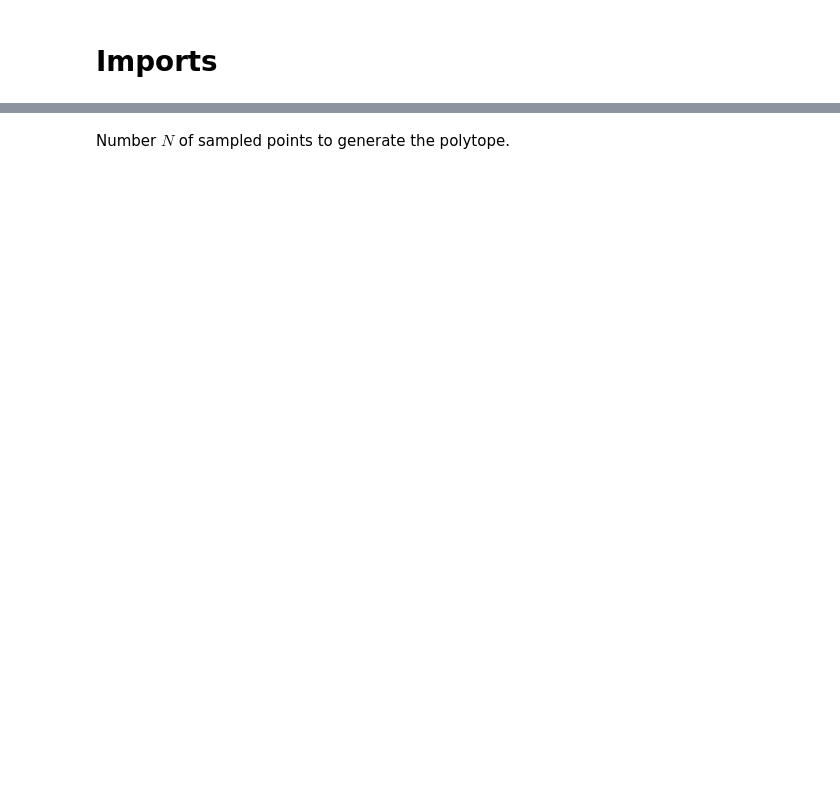
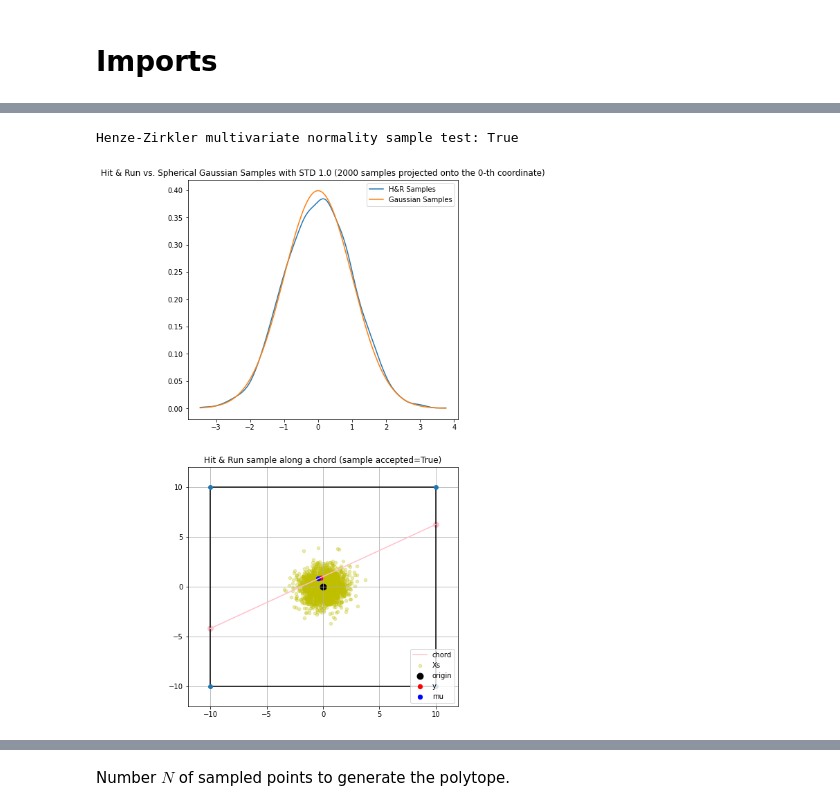
Before and after one commit to IBM/doframework, a Jupyter notebook: notebooks/sampling.ipynb, the cells around one changed output, grey strips where cells are left out. Drawn from its saved outputs; the diff is of its cells as text; code cells hidden in the pictures; blank space fills up the shorter version.

```diff
--- a/notebooks/sampling.ipynb
+++ b/notebooks/sampling.ipynb
@@ -560,31 +2,0 @@ Normality test should return True (Cousins PhD thesis reports a 20% failure rate
-# %%
-def hit_and_run_square_test(N: int=5000, T: int=20, sigma_sq: float=1., L: float=10.0, delta: float=0.1, linspace_num: int=500, coord_projection: int=0):
-
-    points = np.array([[-L,-L],[-L,L],[L,-L],[L,L]])
-
-    hull = ConvexHull(points,qhull_options='QJ')
-    vertices = points[hull.vertices,:]
-    origin = np.average(vertices,axis=0)[None,:]
-
-    X = hit_and_run(N,origin,hull.equations,T,delta,sigma_sq=sigma_sq)
-    henze_zirkler_test = pg.multivariate_normality(X, alpha=.05)
-
-    rv = multivariate_normal(mean=origin.flatten(), cov=sigma_sq*np.eye(d))
-    Y = rv.rvs(size=N)
-    henze_zirkler_sanity = pg.multivariate_normality(Y, alpha=.05)
-
-    print('Henze-Zirkler multivariate normality sample test (at least 80% success rate):',henze_zirkler_test.normal)
-    print('Henze-Zirkler multivariate normality sanity test:',henze_zirkler_sanity.normal)
-
-    xproj = X[:,coord_projection]
-    xmin = xproj.min()
-    xmax = xproj.max()
-    kde = gaussian_kde(xproj)
-    xs = np.linspace(xmin,xmax,linspace_num)
-    density = kde.pdf(xs)
-
-    plt.figure(figsize=(9,5))
-    plt.plot(xs,density,label='H&R Samples')
-    plt.plot(xs,norm(loc=0.,scale=sigma_sq**(0.5)).pdf(xs),label='Gaussian Samples')
-    plt.title(f'Hit & Run vs. Spherical Gaussian Samples with STD {sigma_sq**(0.5)} ({N} samples projected onto the {coord_projection}-th coordinate)')
-    plt.legend();
@@ -615,0 +30,5 @@ Generating polytope in dimension: 2
+# %%
+sigma_sq = 1.0
+delta = 0.1
+N = 2000
+T = 20
@@ -615,0 +43,5 @@ Generating polytope in dimension: 2
+# %%
+hit_and_run_square_test(N=N, T=T, sigma_sq=sigma_sq, delta=delta, num_cpus=num_cpus, tol=tol, figsize=(7,14))
+# %% [output]
+Henze-Zirkler multivariate normality sample test: True
+[figure, added]
```
Also changed, not shown: parts of 226 cells of this notebook.
